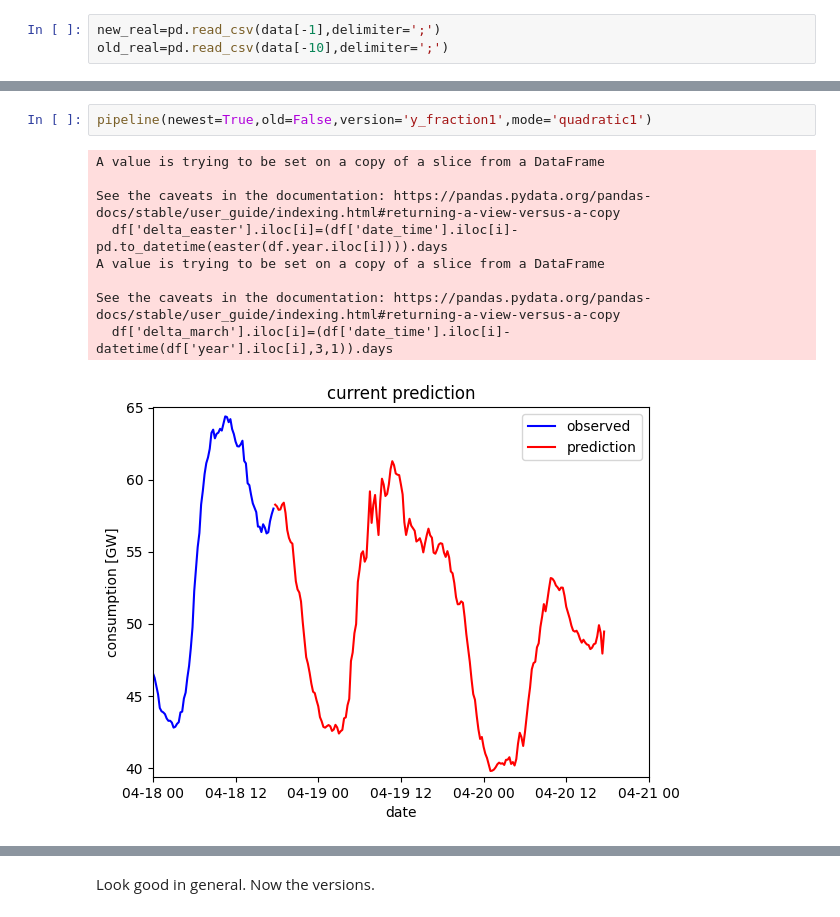
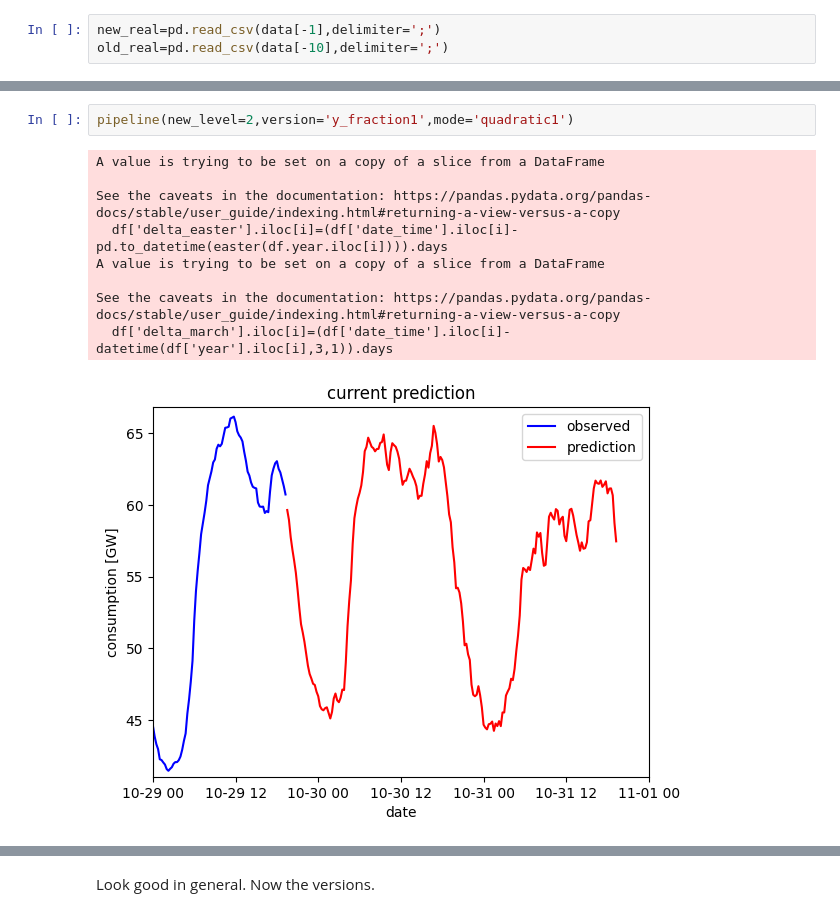
Before and after one commit to tkfritz/energy-timeseries, a Jupyter notebook: new_preprocess.ipynb, the cells around one changed output, grey strips where cells are left out. Saved outputs shown, nothing was run; the diff lists cells and outputs as text.

```diff
--- a/new_preprocess.ipynb
+++ b/new_preprocess.ipynb
@@ -218,13 +277,13 @@ See the caveats in the documentation: https://pandas.pydata.org/pandas-docs/stab
 # %%
-pipeline(newest=True,old=False,version='y_fraction1',mode='quadratic1')
+pipeline(new_level=2,version='y_fraction1',mode='quadratic1')
 # %% [output]
 A value is trying to be set on a copy of a slice from a DataFrame
 
 See the caveats in the documentation: https://pandas.pydata.org/pandas-docs/stable/user_guide/indexing.html#returning-a-view-versus-a-copy
   df['delta_easter'].iloc[i]=(df['date_time'].iloc[i]-pd.to_datetime(easter(df.year.iloc[i]))).days
 A value is trying to be set on a copy of a slice from a DataFrame
 
 See the caveats in the documentation: https://pandas.pydata.org/pandas-docs/stable/user_guide/indexing.html#returning-a-view-versus-a-copy
   df['delta_march'].iloc[i]=(df['date_time'].iloc[i]-datetime(df['year'].iloc[i],3,1)).days
-[figure, old version]
+[figure, new version]
 # %%
```
Also changed, not shown: parts of 17 cells of this notebook.
